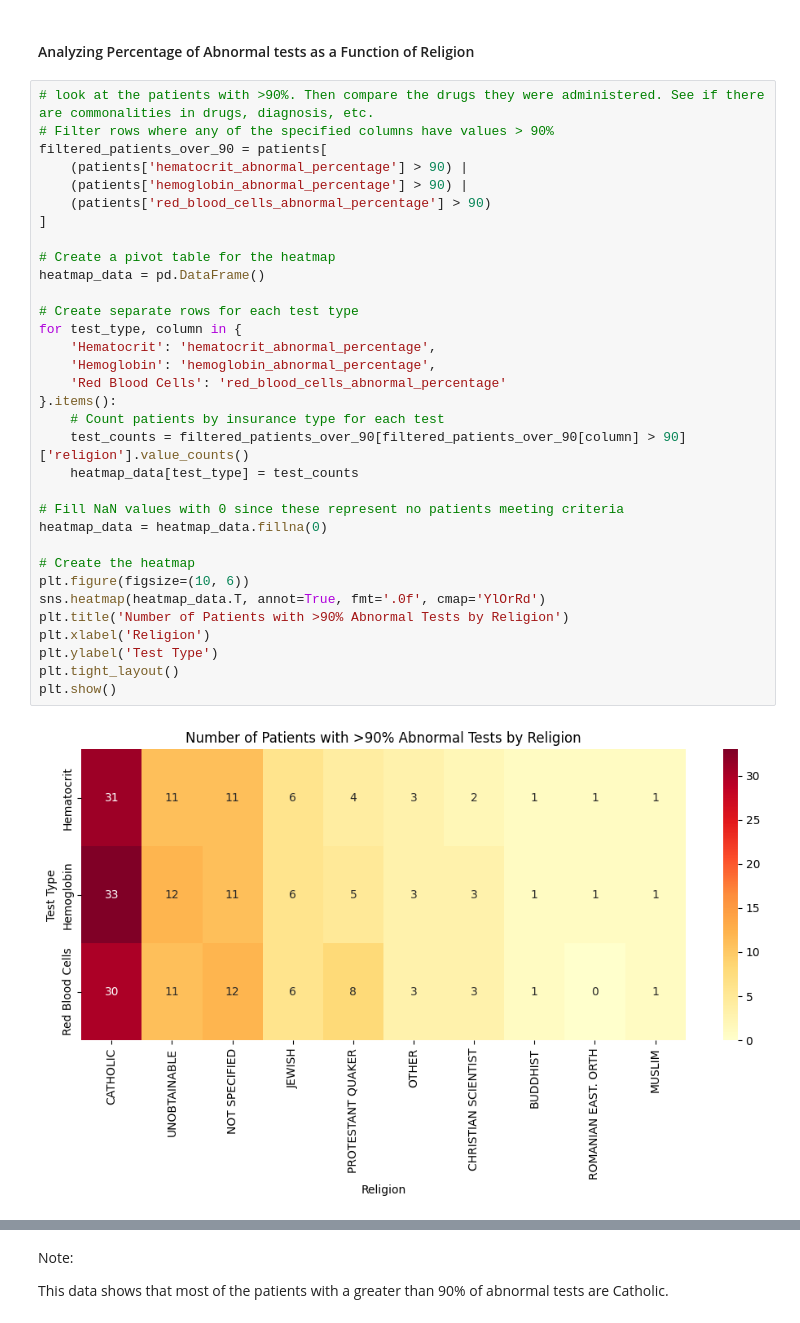
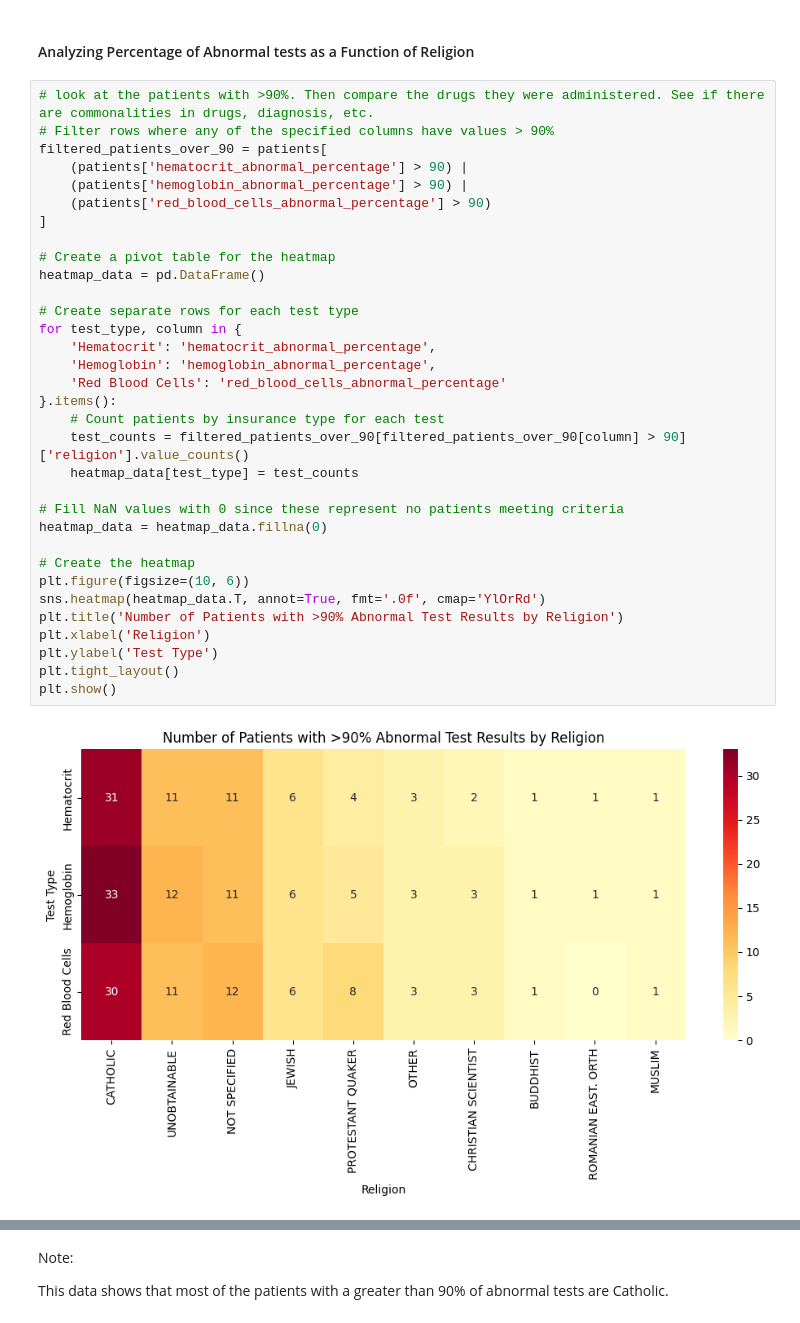
Before and after one commit to JaykumarPatel4802/ai-in-health, a Jupyter notebook: Homework/Assignment 2 - MIMIC Visualization/StoryTelling.ipynb, the cells around one changed output, grey strips where cells are left out. Cells and saved outputs as stored; diff of their text form.

```diff
--- a/Homework/Assignment 2 - MIMIC Visualization/StoryTelling.ipynb
+++ b/Homework/Assignment 2 - MIMIC Visualization/StoryTelling.ipynb
@@ -356,35 +406,35 @@ Note that a patient can have abnormal tests for multiple Tests, but cannot have
 filtered_patients_over_90 = patients[
     (patients['hematocrit_abnormal_percentage'] > 90) |
     (patients['hemoglobin_abnormal_percentage'] > 90) |
     (patients['red_blood_cells_abnormal_percentage'] > 90)
 ]
 
 # Create a pivot table for the heatmap
 heatmap_data = pd.DataFrame()
 
 # Create separate rows for each test type
 for test_type, column in {
     'Hematocrit': 'hematocrit_abnormal_percentage',
     'Hemoglobin': 'hemoglobin_abnormal_percentage',
     'Red Blood Cells': 'red_blood_cells_abnormal_percentage'
 }.items():
     # Count patients by insurance type for each test
     test_counts = filtered_patients_over_90[filtered_patients_over_90[column] > 90]['religion'].value_counts()
     heatmap_data[test_type] = test_counts
 
 # Fill NaN values with 0 since these represent no patients meeting criteria
 heatmap_data = heatmap_data.fillna(0)
 
 # Create the heatmap
 plt.figure(figsize=(10, 6))
 sns.heatmap(heatmap_data.T, annot=True, fmt='.0f', cmap='YlOrRd')
-plt.title('Number of Patients with >90% Abnormal Tests by Religion')
+plt.title('Number of Patients with >90% Abnormal Test Results by Religion')
 plt.xlabel('Religion')
 plt.ylabel('Test Type')
 plt.tight_layout()
 plt.show()
 # %% [output]
-[figure, old version]
+[figure, new version]
 # %%
 # look at the patients with <90%. Then compare the drugs they were administered. See if there are commonalities in drugs, diagnosis, etc.
 # Filter rows where any of the specified columns have values > 90%
```
Also changed, not shown: parts of 10 cells of this notebook.
